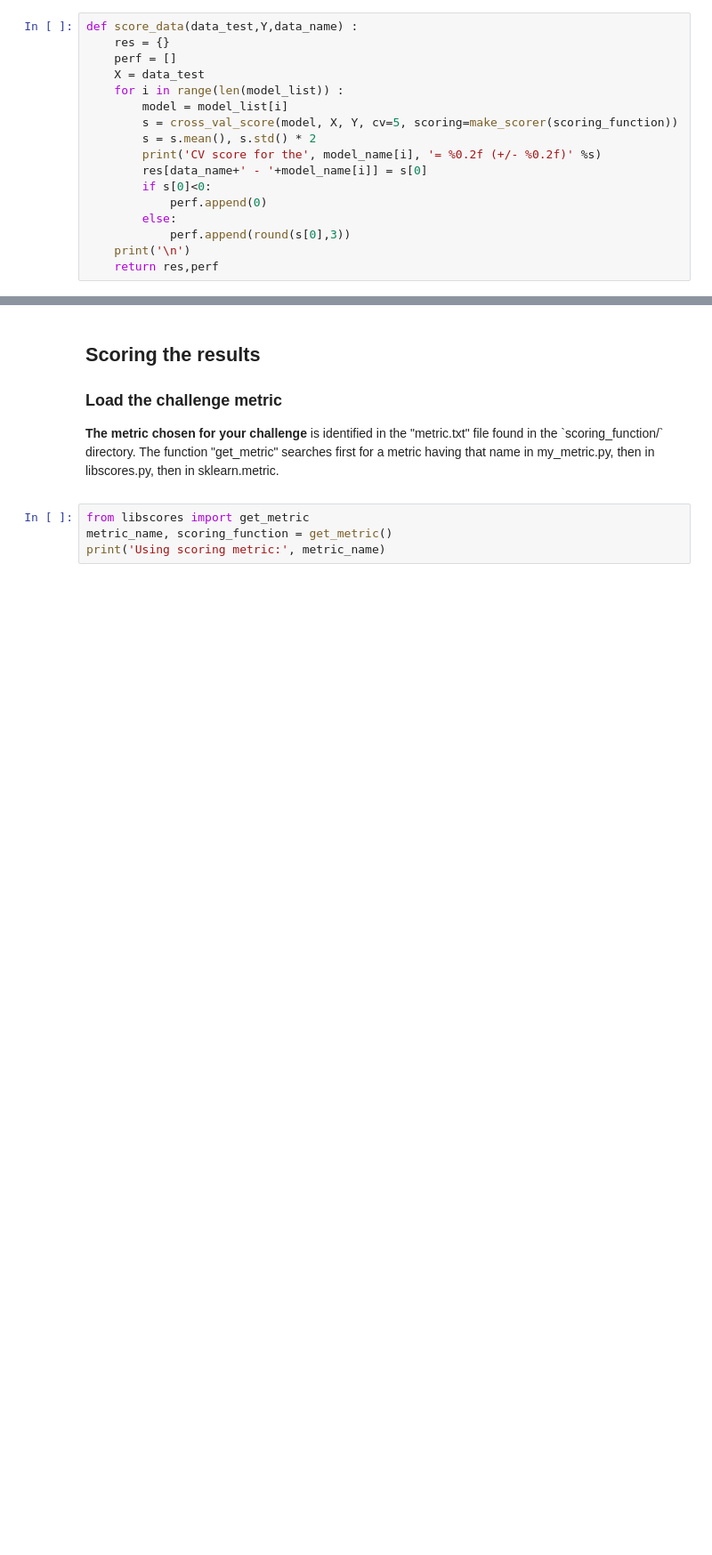
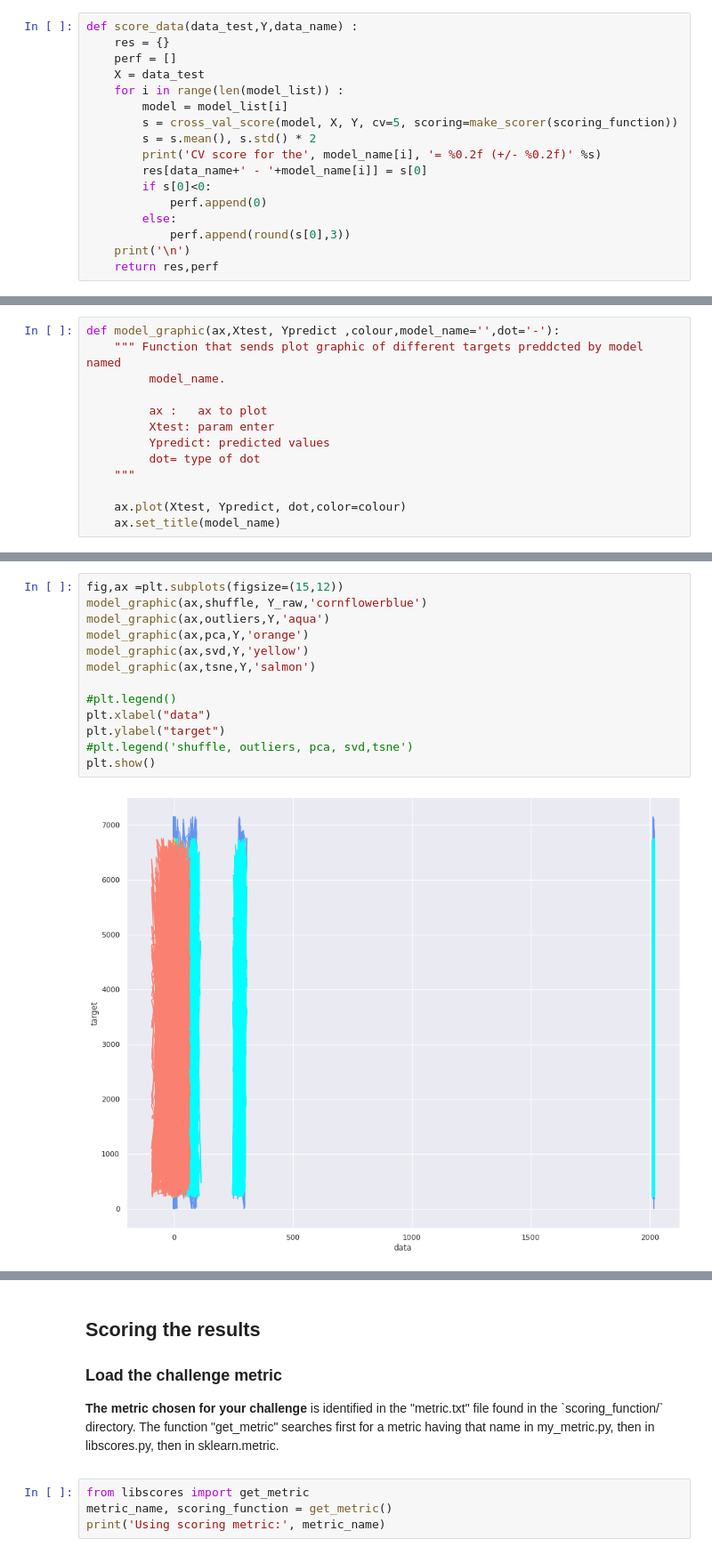
Before and after one commit to UrsulaAlcantara/Segway, a Jupyter notebook: starting_kit/README_modelVisual.ipynb, the cells around one changed output, grey strips where cells are left out. Shown at 89% size. Saved outputs shown, nothing was run; the diff lists cells and outputs as text; blank space fills up the shorter version.

```diff
--- a/starting_kit/README_modelVisual.ipynb
+++ b/starting_kit/README_modelVisual.ipynb
@@ -820,3 +945,16 @@ print(max(res,key=res.get))
+# %%
+def model_graphic(ax,Xtest, Ypredict ,colour,model_name='',dot='-'):
+    """ Function that sends plot graphic of different targets preddcted by model named
+         model_name.
+
+         ax :   ax to plot
+         Xtest: param enter
+         Ypredict: predicted values
+         dot= type of dot
+    """
+
+    ax.plot(Xtest, Ypredict, dot,color=colour)
+    ax.set_title(model_name)
 # %%
 com_perf = pd.DataFrame(perf, columns=model_name, index=preprocessing_name)
 com_perf = com_perf.round(2)
@@ -823,0 +969,15 @@ com_perf.round(2).style.background_gradient(cmap='Blues')
+# %%
+fig,ax =plt.subplots(figsize=(15,12))
+model_graphic(ax,shuffle, Y_raw,'cornflowerblue')
+model_graphic(ax,outliers,Y,'aqua')
+model_graphic(ax,pca,Y,'orange')
+model_graphic(ax,svd,Y,'yellow')
+model_graphic(ax,tsne,Y,'salmon')
+
+#plt.legend()
+plt.xlabel("data")
+plt.ylabel("target")
+#plt.legend('shuffle, outliers, pca, svd,tsne')
+plt.show()
+# %% [output]
+[figure, added]
```
Also changed, not shown: parts of 40 cells of this notebook.
